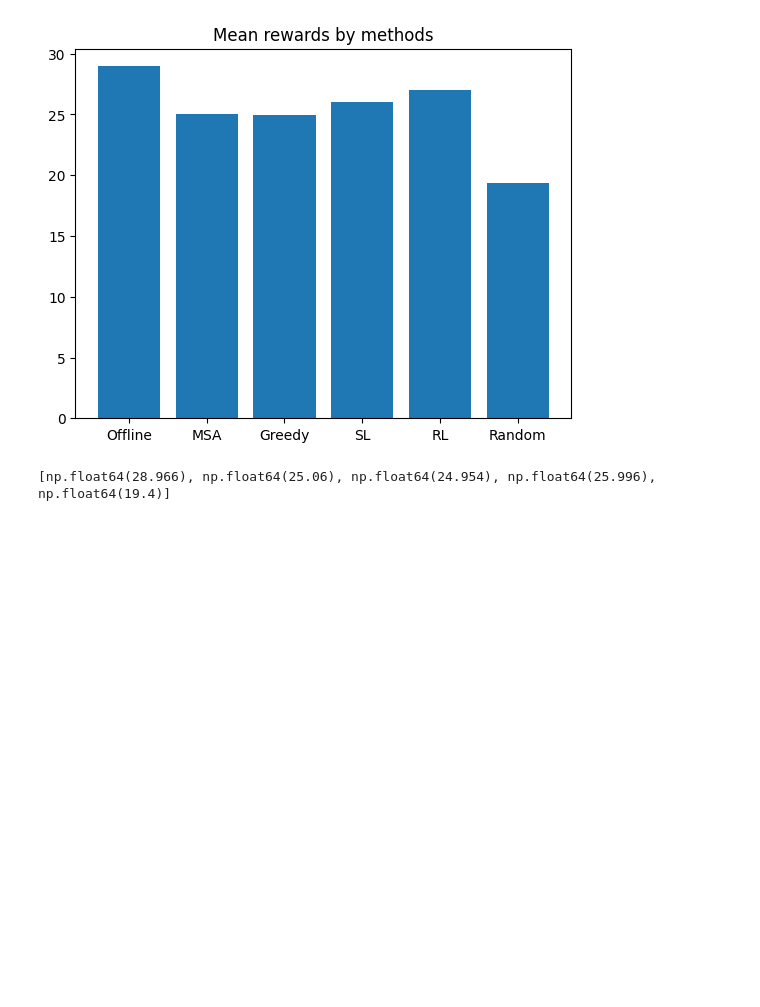
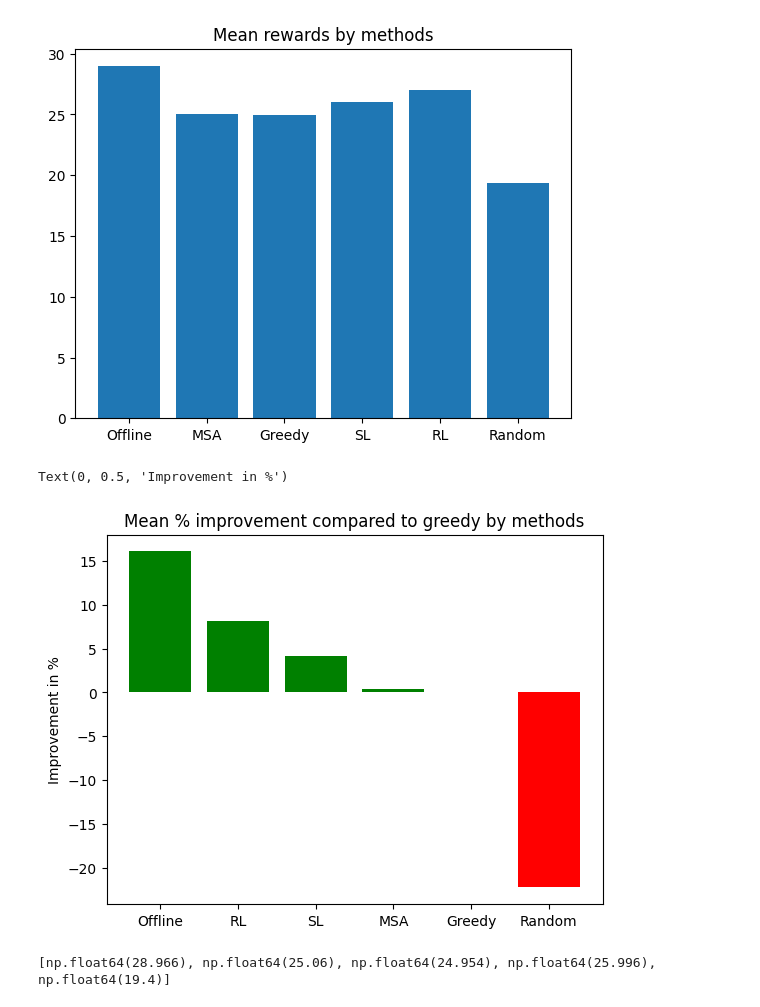
Before and after one commit to Farid-Najar/DynamicQVRP, a Jupyter notebook: results.ipynb, the cells around one changed output. Cells and saved outputs as stored; diff of their text form; code cells hidden in the pictures; blank space fills up the shorter version.

```diff
--- a/results.ipynb
+++ b/results.ipynb
@@ -143,6 +163,54 @@ plt.title("Mean rewards by methods")
 # %% [output]
 Text(0.5, 1.0, 'Mean rewards by methods')
 [figure]
+# %%
+gap = np.array([
+    res_offline["rs"].mean()/res_greedy["rs"].mean(),
+    res_MSA["rs"].mean()/res_greedy["rs"].mean(),
+    res_greedy["rs"].mean()/res_greedy["rs"].mean(),
+    res_SL["rs"].mean()/res_greedy["rs"].mean(),
+    res_RL["rs"].mean()/res_greedy["rs"].mean(),
+    res_random["rs"].mean()/res_greedy["rs"].mean(),
+])
+
+args = np.argsort(-gap)
+gap = gap[args]
+
+gap -= 1
+
+mask_neg = gap < 0
+mask_pos = gap >= 0
+
+x = np.array([
+        "Offline",
+        "MSA",
+        "Greedy",
+        "SL",
+        "RL",
+        "Random"
+])
+
+x = x[args]
+
+plt.bar(
+    x[mask_pos],
+    100*gap[mask_pos],
+    color='green'
+)
+
+plt.bar(
+    x[mask_neg],
+    100*gap[mask_neg],
+    color='red'
+)
+
+# plt.hlines(1, 0.5, len(gap)+.5, colors='red')
+plt.title("Mean % improvement compared to greedy by methods")
+plt.ylabel("Improvement in %")
+# plt.hlines(np.mean(r_MSA_woRO/r_offline_woRO), 0.5, 2.5, colors='red', linestyles='--')
+# %% [output]
+Text(0, 0.5, 'Improvement in %')
+[figure, added]
 # %%
 print(gap)
 # %% [output]
```
Also changed, not shown: parts of 18 cells of this notebook, 32 other files.
